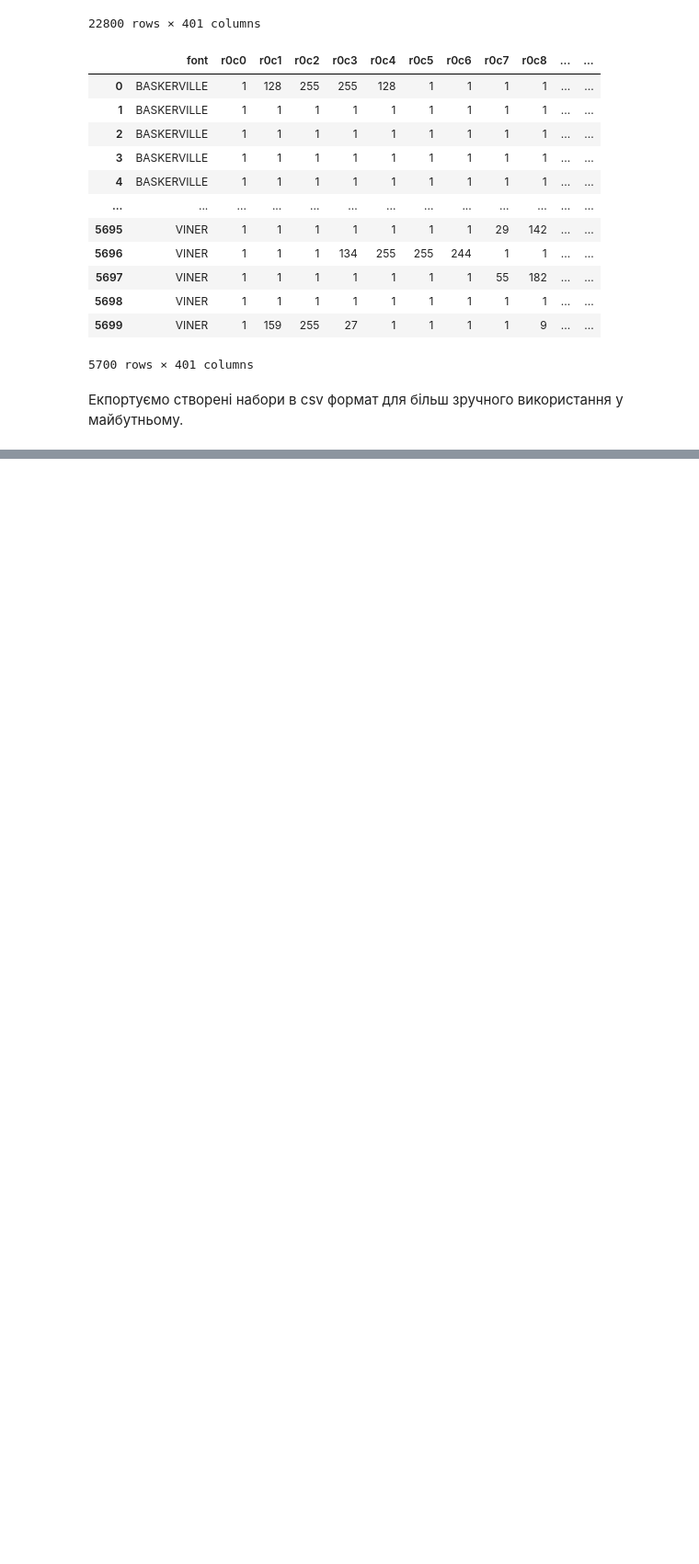
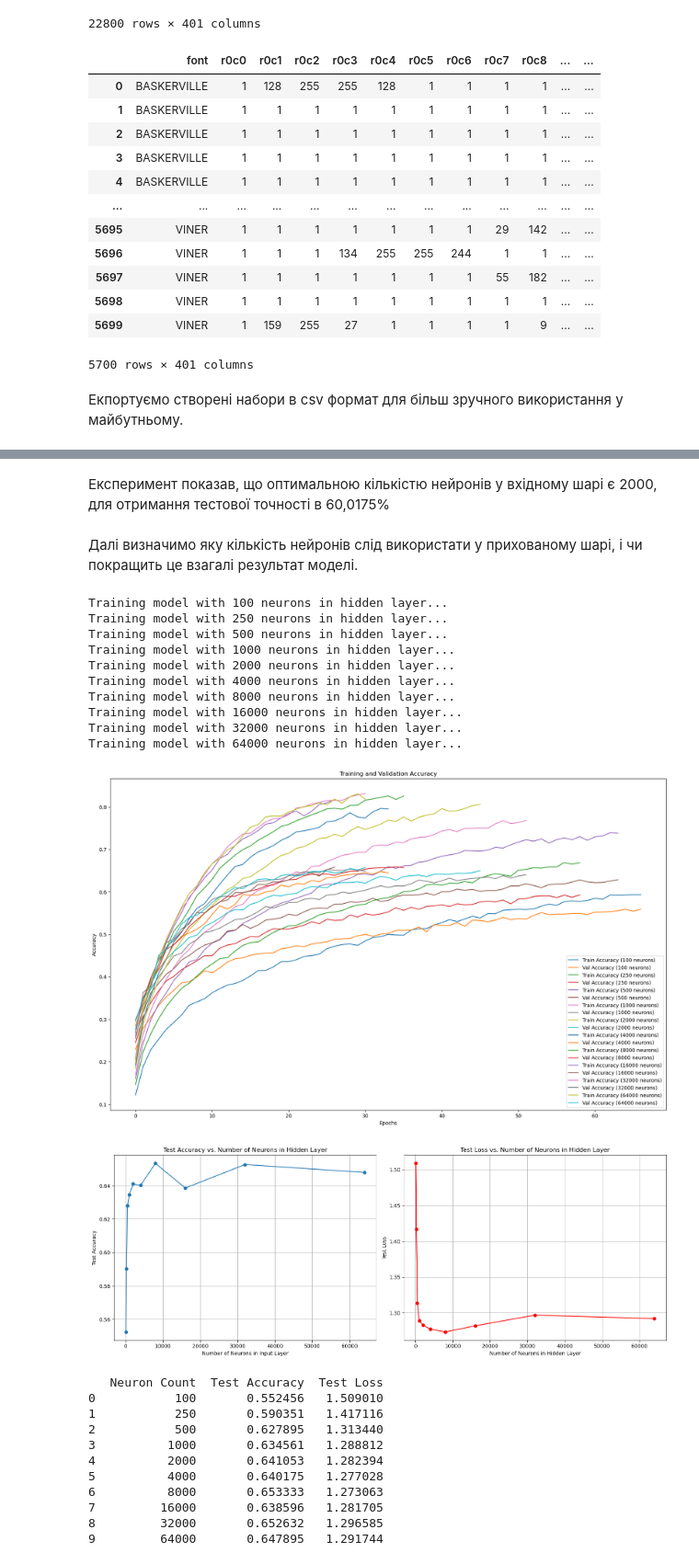
Before and after one commit to PavelKilko/applied-application-of-neural-networks, a Jupyter notebook: lab-6-7/lab-6-7.ipynb, the cells around one changed output, grey strips where cells are left out. Shown at 92% size. Saved outputs shown, nothing was run; the diff lists cells and outputs as text; code cells hidden in the pictures; blank space fills up the shorter version.

```diff
--- a/lab-6-7/lab-6-7.ipynb
+++ b/lab-6-7/lab-6-7.ipynb
@@ -206,0 +336,4 @@ def preprocess_data(train_path, test_path):
+# %% [markdown]
+Експеримент показав, що оптимальною кількістю нейронів у вхідному шарі є 2000, для отримання тестової точності в 60,0175%
+# %% [markdown]
+Далі визначимо яку кількість нейронів слід використати у прихованому шарі, і чи покращить це взагалі результат моделі.
@@ -206,0 +366,66 @@ def preprocess_data(train_path, test_path):
+# %%
+neuron_counts = [100, 250, 500, 1000, 2000, 4000, 8000, 16000, 32000, 64000]
+
+results = []
+
+plt.figure(figsize=(20, 12))
+
+for neuron_count in neuron_counts:
+    print(f"Training model with {neuron_count} neurons in hidden layer...")
+
+    model, history, test_loss, test_acc = build_and_train_model(neuron_count, X_train, y_train, X_test, y_test, num_classes)
+
+    results.append({"Neuron Count": neuron_count, "Test Accuracy": test_acc, "Test Loss": test_loss})
+
+    plt.plot(history.history['accuracy'], label=f'Train Accuracy ({neuron_count} neurons)')
+    plt.plot(history.history['val_accuracy'], label=f'Val Accuracy ({neuron_count} neurons)')
+
+plt.xlabel('Epochs')
+plt.ylabel('Accuracy')
+plt.legend(loc='lower right')
+plt.title('Training and Validation Accuracy')
+plt.show()
+
+results_df = pd.DataFrame(results)
+
+fig, ax = plt.subplots(1, 2, figsize=(16, 6))
+ax[0].plot(results_df['Neuron Count'], results_df['Test Accuracy'], marker='o')
+ax[0].set_xlabel('Number of Neurons in Input Layer')
+ax[0].set_ylabel('Test Accuracy')
+ax[0].set_title('Test Accuracy vs. Number of Neurons in Hidden Layer')
+ax[0].grid(True)
+
+ax[1].plot(results_df['Neuron Count'], results_df['Test Loss'], marker='o', color='red')
+ax[1].set_xlabel('Number of Neurons in Hidden Layer')
+ax[1].set_ylabel('Test Loss')
+ax[1].set_title('Test Loss vs. Number of Neurons in Hidden Layer')
+ax[1].grid(True)
+
+plt.tight_layout()
+plt.show()
+
+print(results_df)
+# %% [output]
+Training model with 100 neurons in hidden layer...
+Training model with 250 neurons in hidden layer...
+Training model with 500 neurons in hidden layer...
+Training model with 1000 neurons in hidden layer...
+Training model with 2000 neurons in hidden layer...
+Training model with 4000 neurons in hidden layer...
+Training model with 8000 neurons in hidden layer...
+Training model with 16000 neurons in hidden layer...
+Training model with 32000 neurons in hidden layer...
+Training model with 64000 neurons in hidden layer...
+[figure, added]
+[figure, added]
+   Neuron Count  Test Accuracy  Test Loss
+0           100       0.552456   1.509010
+1           250       0.590351   1.417116
+2           500       0.627895   1.313440
+3          1000       0.634561   1.288812
+4          2000       0.641053   1.282394
+5          4000       0.640175   1.277028
+6          8000       0.653333   1.273063
+7         16000       0.638596   1.281705
+8         32000       0.652632   1.296585
+9         64000       0.647895   1.291744
```
Also changed, not shown: parts of 44 cells of this notebook, 2 other files.
